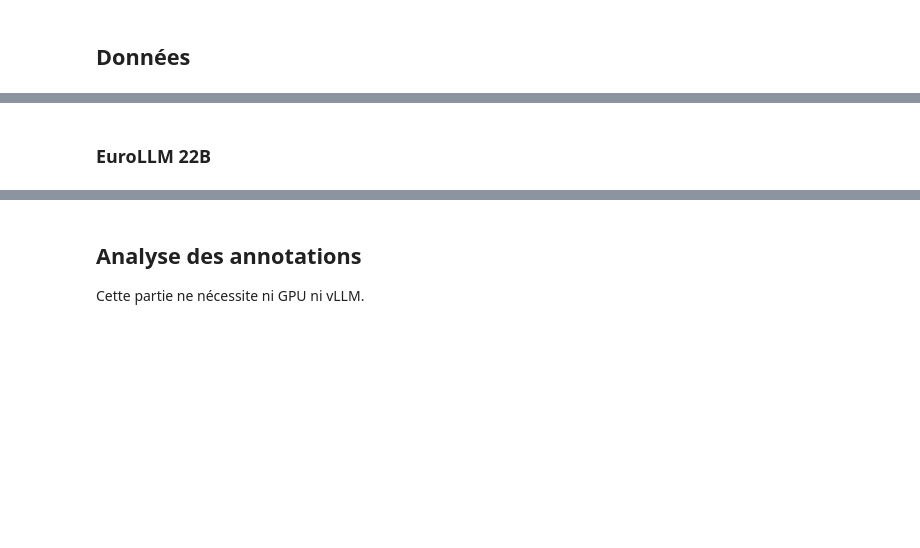
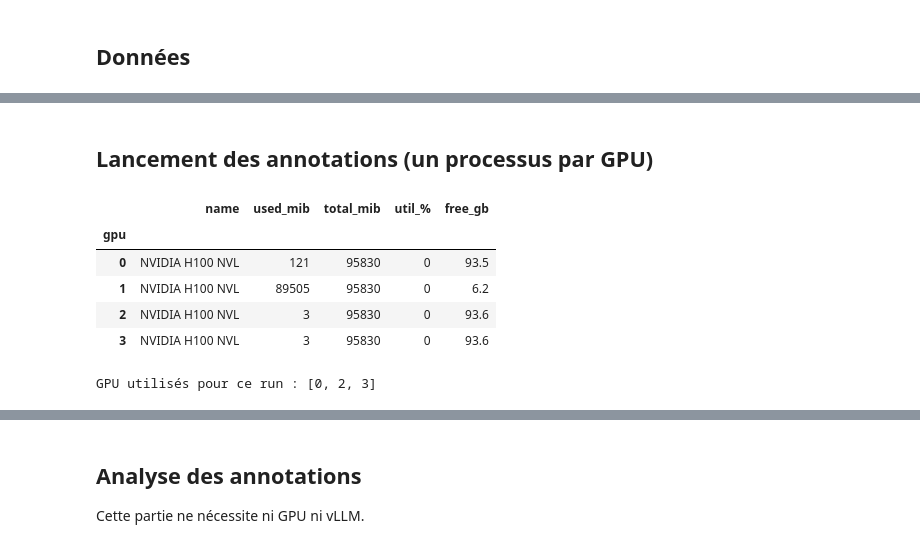
Before and after one commit to benji-64/Model_emotions, a Jupyter notebook: notebooks/llm_annotation.ipynb, the cells around one changed output, grey strips where cells are left out. Cells and saved outputs as stored; diff of their text form; code cells hidden in the pictures; blank space fills up the shorter version.

```diff
--- a/notebooks/llm_annotation.ipynb
+++ b/notebooks/llm_annotation.ipynb
@@ -306,2 +197,0 @@ annotate_with(MODELS[2])
-# %% [markdown]
-### EuroLLM 22B
@@ -309,0 +202,2 @@ annotate_with(MODELS[3])
+# %% [markdown]
+## Lancement des annotations (un processus par GPU)
@@ -309,0 +306,15 @@ annotate_with(MODELS[3])
+# %%
+status = gpu_status()
+display(status)
+usable_gpus = [g for g in GPUS if status.loc[g, "free_gb"] >= MIN_FREE_GB]
+print("GPU utilisés pour ce run :", usable_gpus)
+if not usable_gpus:
+    raise RuntimeError("Aucun GPU de GPUS n'a assez de mémoire libre.")
+# %% [output]
+|  | name | used_mib | total_mib | util_% | free_gb |
+| gpu |  |  |  |  |  |
+| 0 | NVIDIA H100 NVL | 121 | 95830 | 0 | 93.5 |
+| 1 | NVIDIA H100 NVL | 89505 | 95830 | 0 | 6.2 |
+| 2 | NVIDIA H100 NVL | 3 | 95830 | 0 | 93.6 |
+| 3 | NVIDIA H100 NVL | 3 | 95830 | 0 | 93.6 |
+GPU utilisés pour ce run : [0, 2, 3]
```
Also changed, not shown: parts of 32 cells of this notebook.
